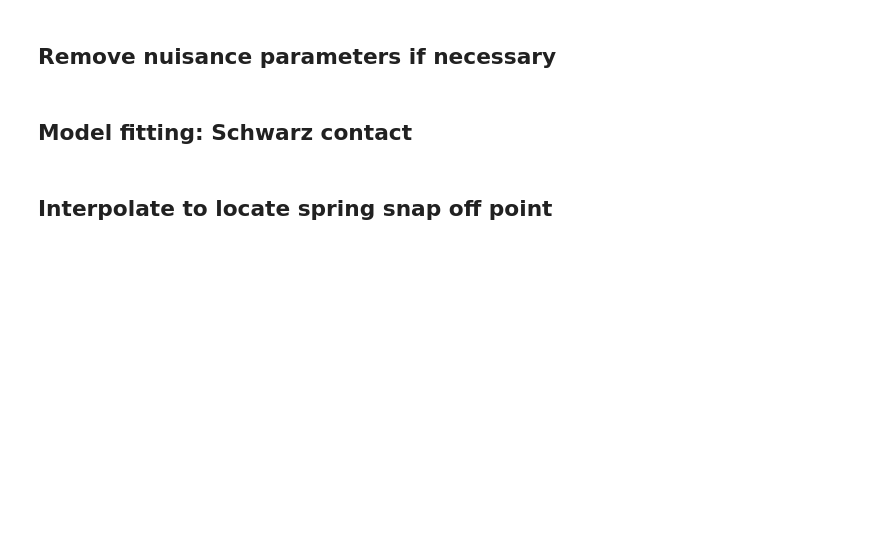
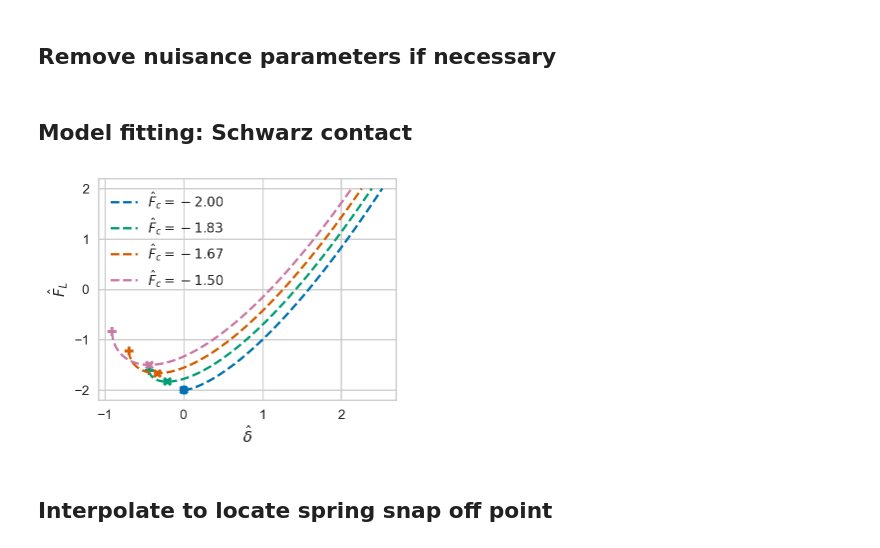
Before and after one commit to richardsheridan/magic-afm, a Jupyter notebook: magic fitting workflow.ipynb, the cells around one changed output. Saved outputs shown, nothing was run; the diff lists cells and outputs as text; code cells hidden in the pictures; blank space fills up the shorter version.

```diff
--- a/magic fitting workflow.ipynb
+++ b/magic fitting workflow.ipynb
@@ -150,27 +167,34 @@ None
 # %%
 from magic_afm.calculation import schwarz_red
 # %%
-plt.figure()
+plt.figure(figsize=(4,3))
 for red_fc in np.linspace(-2,-1.5,4).tolist():
     x0 = np.linspace((7*red_fc+8)/3,red_fc,1000,endpoint=False)
     x1 = np.linspace(red_fc,2,1000)
     y0 =schwarz_red(x0,red_fc,-1,0)
     y1 =schwarz_red(x1,red_fc,1,0)
     line=plt.plot(np.concatenate((y0,y1)),
                   np.concatenate((x0,x1)),
                   '--',
+                  label=f"$\hat{{F}}_c={red_fc:0.2f}$"
                  )[0]
 
     # k=0 instability point (df/ddelta=inf)
     ai=((red_fc+2)/3)**(1/3)
     di=ai**2-4*(ai*(red_fc+2)/3)**.5
     plt.plot(di,(7*red_fc+8)/3,marker='P',ls='',c=line._color)
     # critical force (df/ddelta=0 trivial solution)
 #     plt.axhline(red_fc,ls=':',c=line._color) #
     dc = schwarz_red(red_fc,red_fc,1,0)
     plt.plot(dc,red_fc,marker='X',ls='',c=line._color)
+plt.legend()
+plt.xlabel("$\hat{\delta}$")
+plt.ylabel("$\hat{F}_L$")
     # imaginary maximum unstable force (df/ddelta=0 other solution)
 #     plt.axhline(4*red_fc+6,ls=':',c=line._color)
+None
+# %% [output]
+[figure, added]
 # %% [markdown]
 ## Interpolate to locate spring snap off point
 # %%
```
Also changed, not shown: parts of 17 cells of this notebook.
